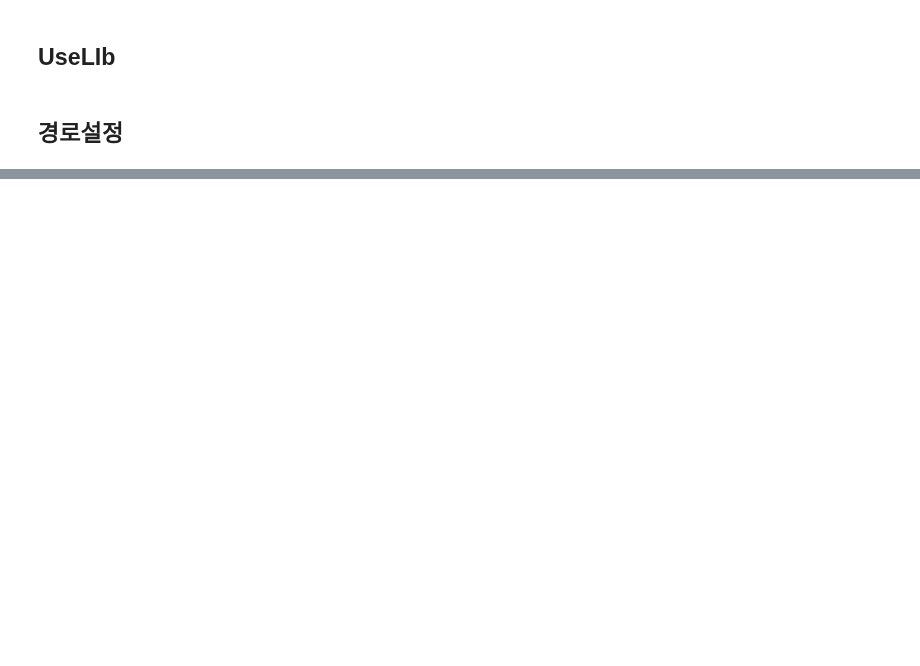
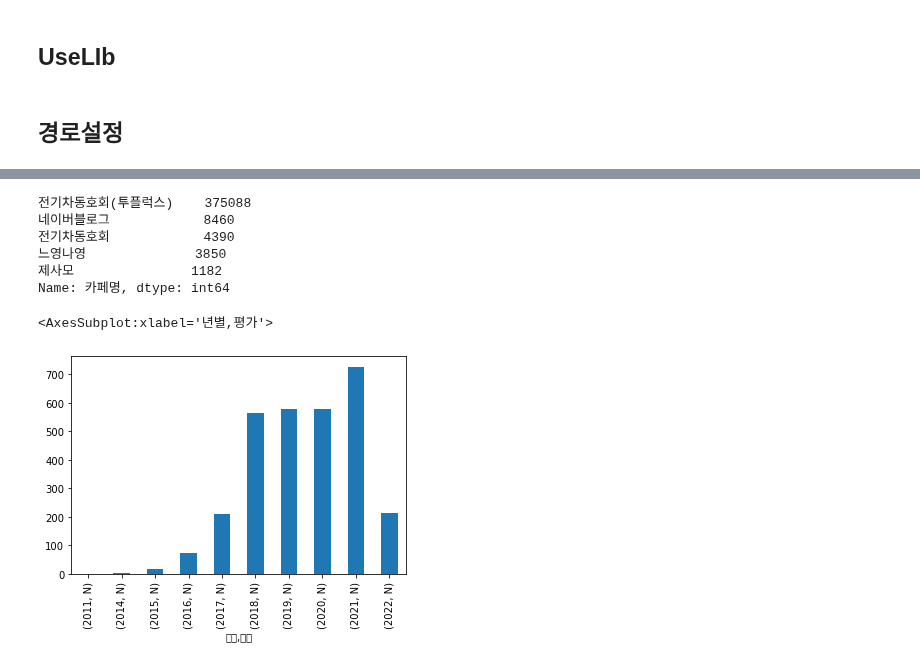
Before and after one commit to minwooking/Jeju_Electric_Vehicle_analysis, a Jupyter notebook: 전기차시각화분석.ipynb, the cells around one changed output, grey strips where cells are left out. Cells and saved outputs as stored; diff of their text form; code cells hidden in the pictures; blank space fills up the shorter version.

```diff
--- a/전기차시각화분석.ipynb
+++ b/전기차시각화분석.ipynb
@@ -53,0 +51,22 @@ Length: 392970, dtype: int64
+# %%
+df.rename(columns={'내용거른거':'내용'},inplace=True)
+# %%
+df  = df.dropna()
+# %%
+df.카페명.value_counts()
+# %% [output]
+전기차동호회(투플럭스)    375088
+네이버블로그            8460
+전기차동호회            4390
+느영나영              3850
+제사모               1182
+Name: 카페명, dtype: int64
+# %%
+df_jeju = df[df.카페명 != '전기차동호회(투플럭스)']
+# %%
+df_jeju.reset_index(drop=True,inplace=True)
+# %%
+df_jeju.groupby([df_jeju.년별,df_jeju.평가[df_jeju.평가=='N']]).평가.count().plot.bar()
+# %% [output]
+<AxesSubplot:xlabel='년별,평가'>
+[figure, added]
```
Also changed, not shown: parts of 37 cells of this notebook.
